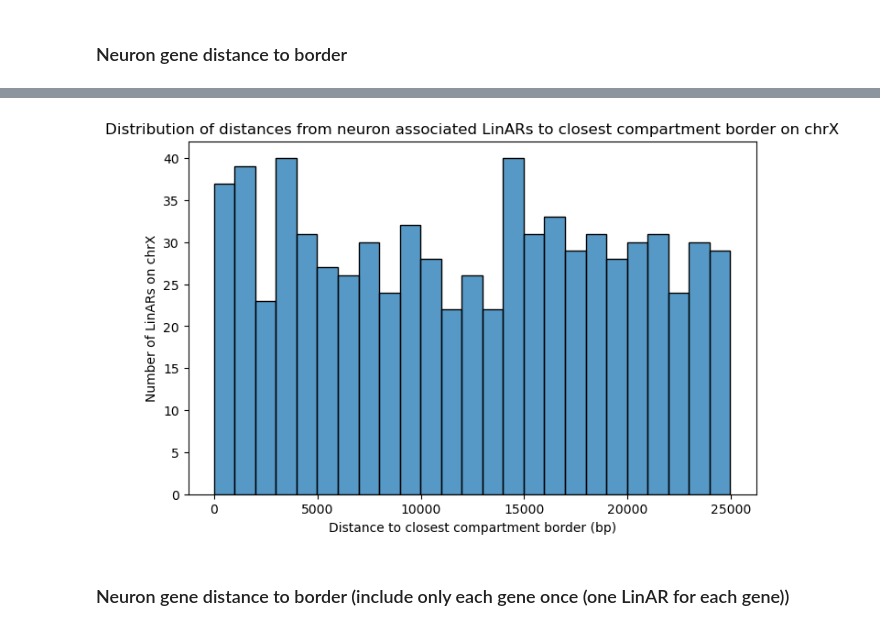
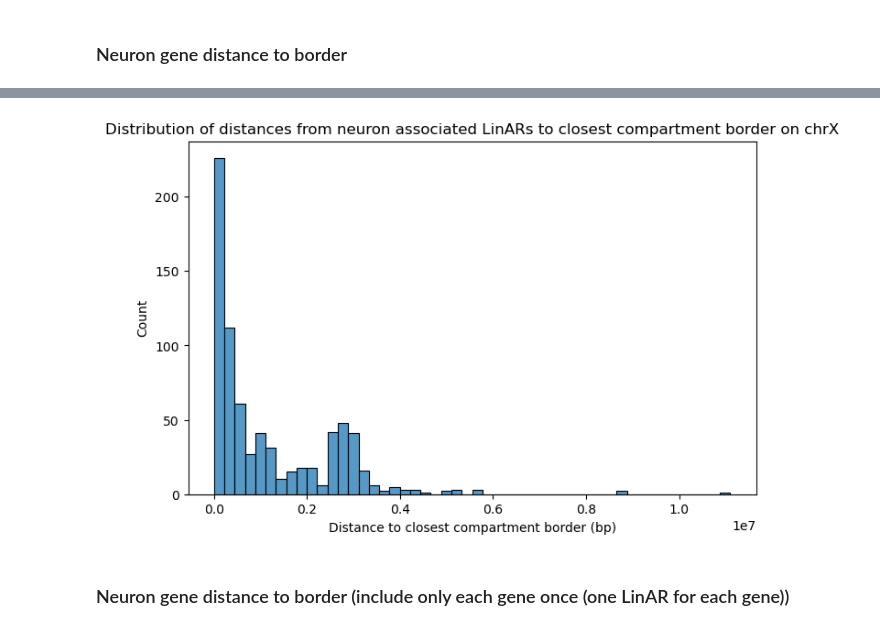
Before and after one commit to munch-group/cecilie-har-pib, a Jupyter notebook: notebooks/compartment_notebook.ipynb, the cells around one changed output, grey strips where cells are left out. Drawn from its saved outputs; the diff is of its cells as text; code cells hidden in the pictures.

Commit message:
New analyses and data files added

```diff
--- a/notebooks/compartment_notebook.ipynb
+++ b/notebooks/compartment_notebook.ipynb
@@ -249,4 +513,0 @@ plt.show()
-# %%
-compartment_chrX = compartment_chrX.copy()
-compartment_chrX['length'] = compartment_chrX['end'] - compartment_chrX['start']
-print(compartment_chrX['length'].describe(percentiles=[0.01,0.05,0.25,0.5,0.75,0.95,0.99]))
@@ -297,20 +1224,13 @@ KS statistic = 0.024, p-value = 5.916e-01
 # %% [markdown]
 ### Neuron gene distance to border
 # %%
-# For each LinAR, find all compartments on the same chromosome, calculate the distance between that LinAR and each compartment, pick row with smallest distance, and store that in a new dataframe
-
-# Keep only LinARs on chromosome X
-ape_LinARs_chrX = ape_LinARs_df[ape_LinARs_df["Chr"] == "chrX"].copy()
-
-# Keep only compartmetns on chromosome X
-compartment_chrX = compartment_df[compartment_df["chrom"] == "chrX"].copy()
 
 # Filter ape_LinARs_chrX to only contain LinARs associated with neuron_genes genes
 gene_list = GeneListCollection( "../data/cecilie_gen_lister.yaml")
 neuron_genes = gene_list.get('neuron_genes')
 linars_neuron_df = ape_LinARs_chrX[ape_LinARs_chrX["Gene_name"].isin(neuron_genes)]
 
-
+# Calculate distances from neuron associated LinARs to compartment borders
 results = []
 
 for i, LinAR in linars_neuron_df.iterrows():
@@ -318,35 +1238,36 @@ for i, LinAR in linars_neuron_df.iterrows():
     LinAR_start = LinAR['Start']
     LinAR_end = LinAR['End']
 
-    # Find the compartment containing the LinAR
-    containing_compartment = compartment_chrX[
-        (LinAR_start >= compartment_chrX['start']) &
-        (LinAR_end <= compartment_chrX['end'])
+    # Find all compartments that the LinAR overlaps with
+    overlapping_compartments = compartment_chrX[
+        (LinAR_start < compartment_chrX['end']) & (LinAR_end > compartment_chrX['start'])
     ]
 
-    if not containing_compartment.empty:
-        # LinAR fully contained: calculate absolute distance to nearest border
-        compartment = containing_compartment.iloc[0]
-        dist_to_start = abs(LinAR_start - compartment["start"])
-        dist_to_end = abs(LinAR_end - compartment["end"])
-        distance_to_border = min(dist_to_start, dist_to_end)
-        compartment_type = compartment["compart"]
-        compartment_start = compartment["start"]
-        compartment_end = compartment["end"]
-    else:
-        # LinAR overlaps borders or outside compartments
+    if len(overlapping_compartments) > 1:
+        # LinAR overlaps more than one compartment -> crosses border -> distance = 0
         distance_to_border = 0
         compartment_type = "Overlap"
         compartment_start = np.nan
         compartment_end = np.nan
+    else:
+        # LinAR overlaps exactly one compartment
+        compartment = overlapping_compartments.iloc[0]
 
+         # Fully inside one compartment
+        distance_to_start = LinAR_start - compartment["start"]
+        distance_to_end   = compartment["end"] - LinAR_end
+        distance_to_border = min(distance_to_start, distance_to_end)
+        compartment_type = compartment["compart"]
+        compartment_start = compartment["start"]
+        compartment_end = compartment["end"]
 
     results.append({
         'LinAR_ID': LinAR['LinAR_ID'],
-        'Chr': chrom,
+        'Chr': LinAR['Chr'],
         'Start_LinAR': LinAR_start,
         'End_LinAR': LinAR_end,
-        'Lineage_name': LinAR.get('Lineage_name'),
+        'Lineage_name': LinAR['Lineage_name'],
+        'Gene_name': LinAR['Gene_name'],
         'Compartment':  compartment_type,
         'Compartment_start': compartment_start,
         'Compartment_end': compartment_end,
@@ -354,21 +1275,21 @@ for i, LinAR in linars_neuron_df.iterrows():
     })
 
 
-linar_compartment_border_distances = pd.DataFrame(results)
-print(linar_compartment_border_distances.head())
+neuron_linar_compartment_border_distances = pd.DataFrame(results)
+print(neuron_linar_compartment_border_distances.head())
 
 
 # Plot distribution of absolute distances with Seaborn
 plt.figure(figsize=(8,5))
 sns.histplot(
-    data=linar_compartment_border_distances,
+    data=neuron_linar_compartment_border_distances,
     x='Distance_to_compartment_border',
-    bins=25,
+    bins=50,
     kde=False,
     edgecolor='black'
 )
 plt.xlabel("Distance to closest compartment border (bp)")
-plt.ylabel("Number of LinARs on chrX")
+plt.ylabel("Count")
 plt.title("Distribution of distances from neuron associated LinARs to closest compartment border on chrX")
 plt.show()
 # %% [output]
@@ -388,3 +1316,3 @@ plt.show()
-[figure, old version]
+[figure, new version]
 # %% [markdown]
 ### Neuron gene distance to border (include only each gene once (one LinAR for each gene))
```
Also changed, not shown: parts of 49 cells of this notebook, 7 other files.
